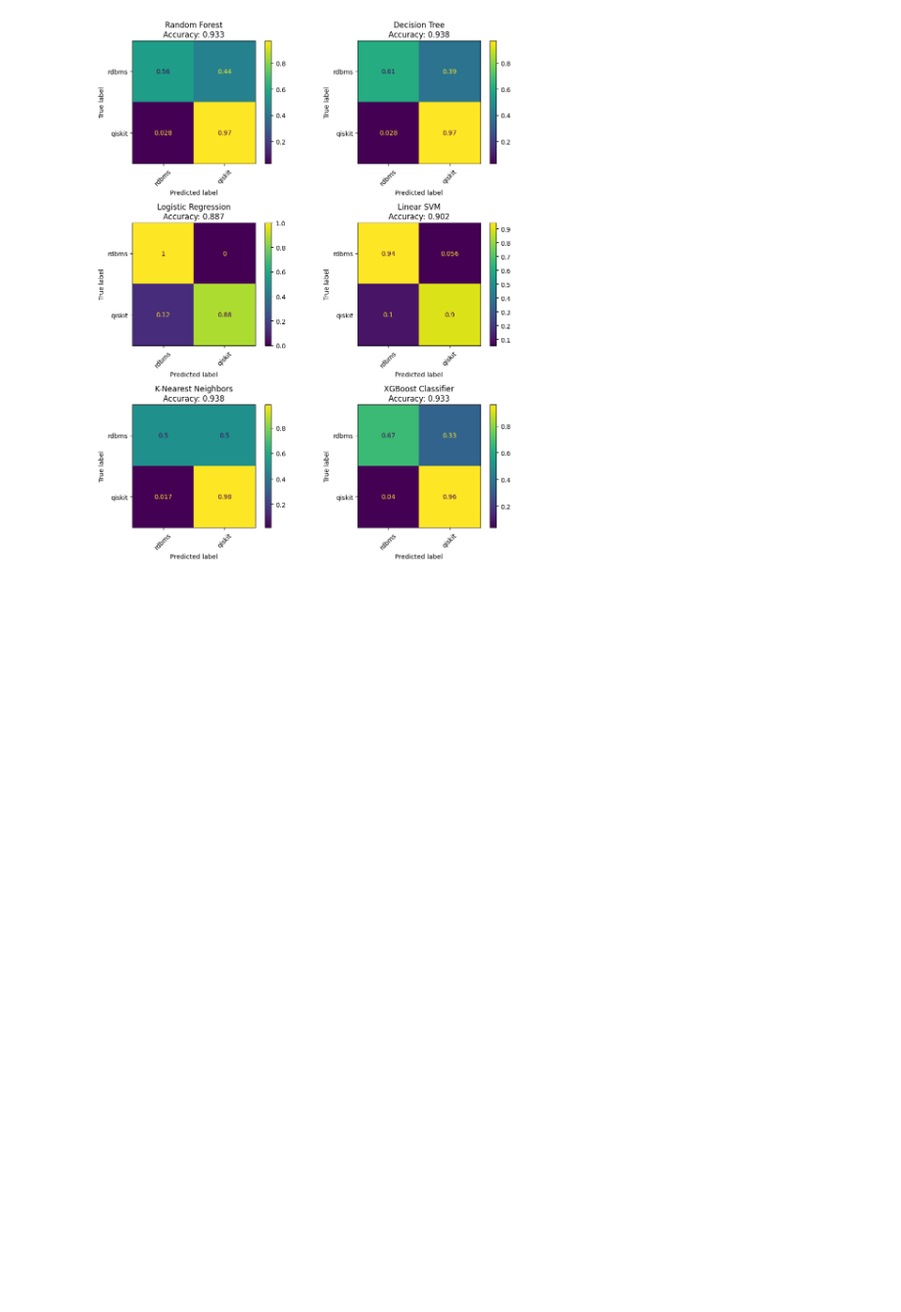
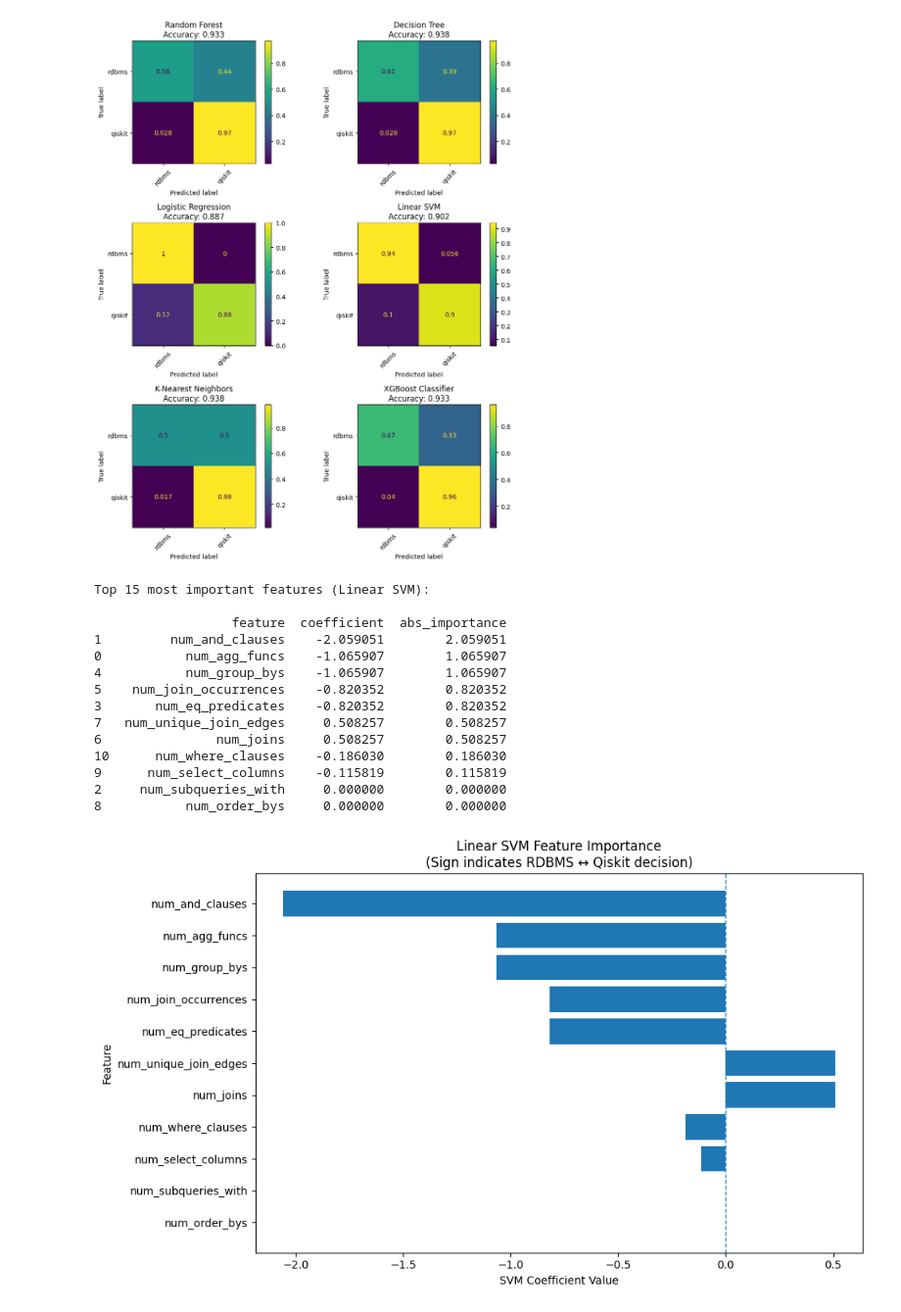
Before and after one commit to InfiniData-Lab/InferQ, a Jupyter notebook: analysis/rdbms.ipynb, the cells around one changed output. Shown at 98% size. Cells and saved outputs as stored; diff of their text form; code cells hidden in the pictures; blank space fills up the shorter version.

```diff
--- a/analysis/rdbms.ipynb
+++ b/analysis/rdbms.ipynb
@@ -637,3 +656,82 @@ weighted avg      0.935     0.933     0.934       194
 
 ------------------------------------------------------------
 [figure]
+# %%
+import pandas as pd
+import numpy as np
+import matplotlib.pyplot as plt
+
+# -------------------------------------------------
+# 1. Get trained Linear SVM from pipeline
+# -------------------------------------------------
+svm_pipeline = models["Linear SVM"]
+svm_clf = svm_pipeline.named_steps["clf"]
+scaler = svm_pipeline.named_steps["scaler"]
+
+# -------------------------------------------------
+# 2. Get feature names and coefficients
+# -------------------------------------------------
+feature_names = FEATURES
+coefs = svm_clf.coef_.ravel()   # binary SVM → shape (n_features,)
+
+importance_df = pd.DataFrame({
+    "feature": feature_names,
+    "coefficient": coefs,
+    "abs_importance": np.abs(coefs)
+})
+
+# Sort by absolute importance
+importance_df = importance_df.sort_values(
+    "abs_importance",
+    ascending=False
+)
+
+# -------------------------------------------------
+# 3. Print top features
+# -------------------------------------------------
+print("Top 15 most important features (Linear SVM):\n")
+print(importance_df.head(15))
+
+# -------------------------------------------------
+# 4. Visualize decision surface (top-k features)
+# -------------------------------------------------
+TOP_K = 20
+plot_df = importance_df.head(TOP_K).iloc[::-1]  # reverse for plotting
+
+plt.figure(figsize=(10, 6))
+plt.barh(
+    plot_df["feature"],
+    plot_df["coefficient"]
+)
+
+plt.axvline(0, linestyle="--", linewidth=1)
+plt.title("Linear SVM Feature Importance\n(Sign indicates RDBMS ↔ Qiskit decision)")
+plt.xlabel("SVM Coefficient Value")
+plt.ylabel("Feature")
+
+plt.tight_layout()
+plt.show()
+
+# -------------------------------------------------
+# 5. Interpretation helper
+# -------------------------------------------------
+print("\nInterpretation:")
+print("• Positive coefficient  → pushes prediction toward class 'qiskit'")
+print("• Negative coefficient  → pushes prediction toward class 'rdbms'")
+print("• Larger magnitude      → stronger influence on decision")
+# %% [output]
+Top 15 most important features (Linear SVM):
+
+                  feature  coefficient  abs_importance
+1         num_and_clauses    -2.059051        2.059051
+0           num_agg_funcs    -1.065907        1.065907
+4           num_group_bys    -1.065907        1.065907
+5    num_join_occurrences    -0.820352        0.820352
+3       num_eq_predicates    -0.820352        0.820352
+7   num_unique_join_edges     0.508257        0.508257
+6               num_joins     0.508257        0.508257
+10      num_where_clauses    -0.186030        0.186030
+9      num_select_columns    -0.115819        0.115819
+2     num_subqueries_with     0.000000        0.000000
+8           num_order_bys     0.000000        0.000000
+[figure, added]
```
Also changed, not shown: parts of 4 cells of this notebook, 2 other files.
